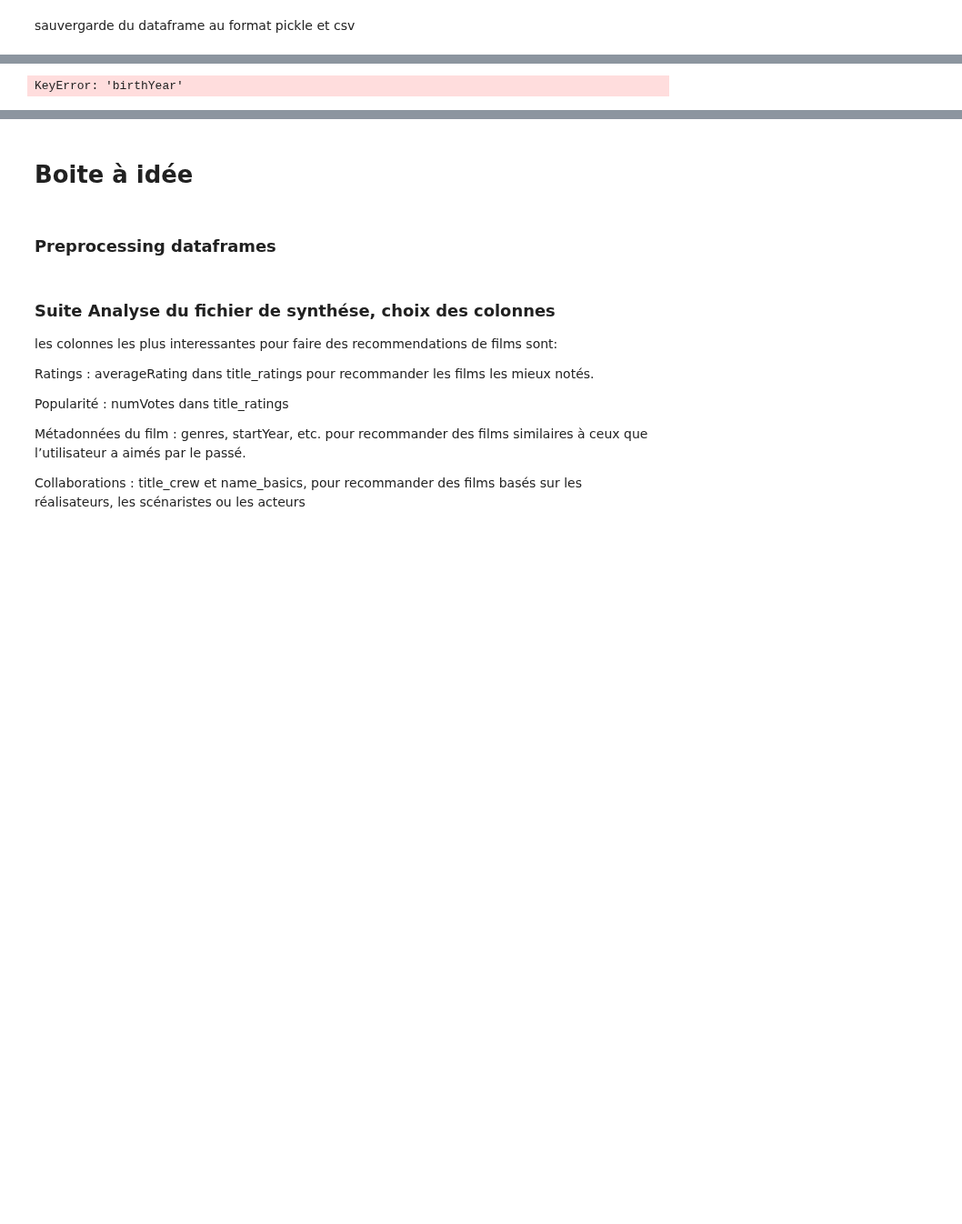
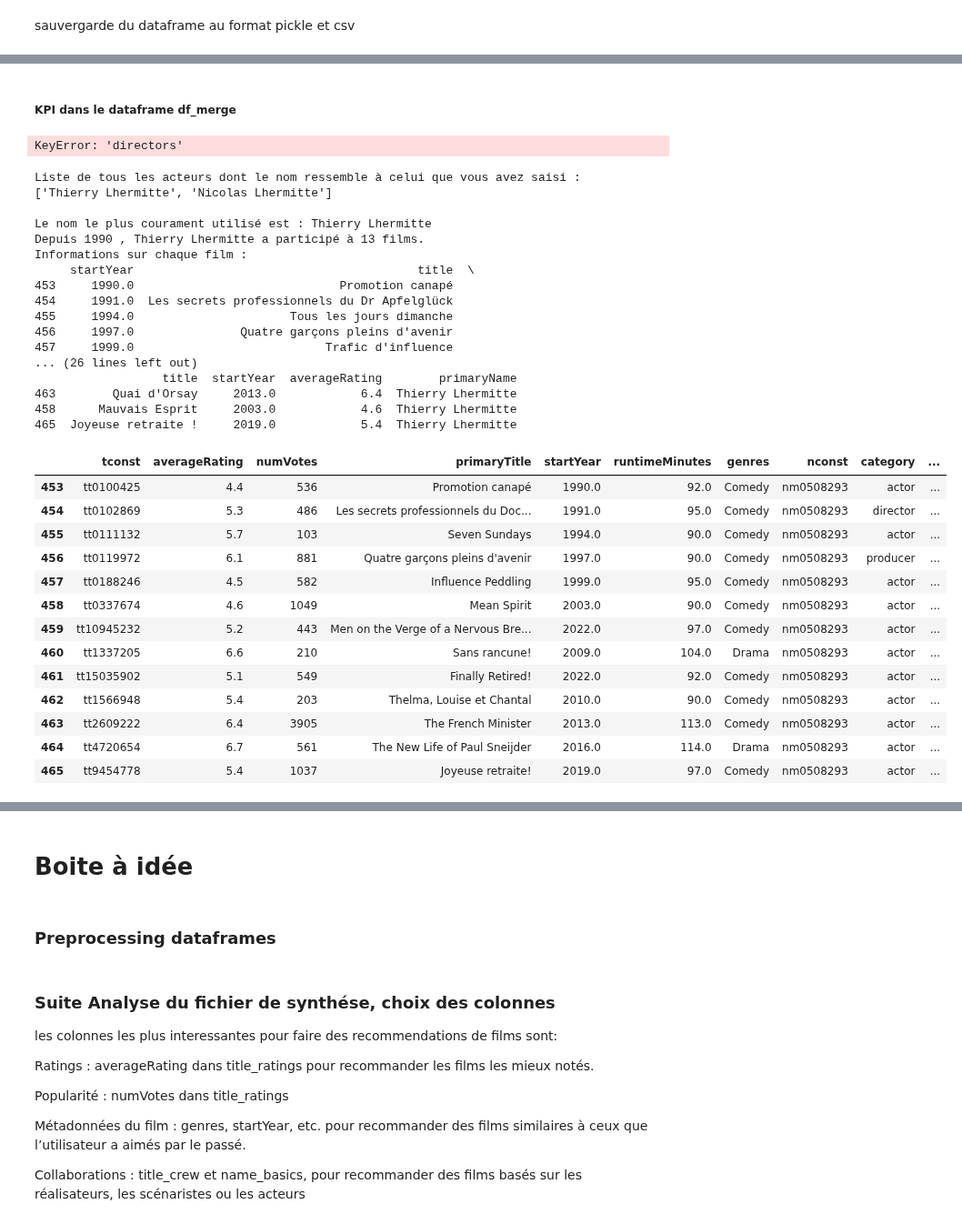
Before and after one commit to bigmoletos/WildCodeSchool_formation_IA_nov2023, a Jupyter notebook: Projets/Projet2_NetFlix/recommandation_films.ipynb, the cells around one changed output, grey strips where cells are left out. Shown at 91% size. Saved outputs shown, nothing was run; the diff lists cells and outputs as text; code cells hidden in the pictures; blank space fills up the shorter version.

Commit message:
fonction acteurs

```diff
--- a/Projets/Projet2_NetFlix/recommandation_films.ipynb
+++ b/Projets/Projet2_NetFlix/recommandation_films.ipynb
@@ -957,0 +1004,2 @@ merged_df = pd.merge(merged_df, df_title_principals_filtered, on='tconst', how='
+# %%
+merged_df = pd.merge(merged_df, df_title_akas_filtered, left_on='tconst', right_on='titleId', how='inner')
@@ -957,0 +1024,2 @@ merged_df = pd.merge(merged_df, df_title_principals_filtered, on='tconst', how='
+# %%
+merged_df = pd.merge(merged_df, df_name_basics_filtered, on='nconst',  how='inner')
@@ -1047 +1146,3 @@ dtype: int64
+# %% [markdown]
+##### KPI dans le dataframe df_merge
 # %%
@@ -1096,4 +1196,38 @@ def analyse_merged_filtered(df):
 # %%
-total_acteurs, acteurs_par_profession, acteurs_par_annee, total_titres, titres_par_region, titres_par_langue, total_titres_par_type, duree_moyenne, titres_par_genre, total_realisateurs, total_scenaristes, moyenne_realisateurs_par_titre, moyenne_scenaristes_par_titre, total_episodes, moyenne_episodes_par_saison, moyenne_personnages_par_titre, titres_par_acteur, note_moyenne, moyenne_votes_par_titre = analyse_merged_filtered(merged_df)
+total_acteurs, acteurs_par_profession, acteurs_par_annee, total_titres,    duree_moyenne, titres_par_genre, total_realisateurs, total_scenaristes, moyenne_realisateurs_par_titre,  moyenne_personnages_par_titre, titres_par_acteur, note_moyenne, moyenne_votes_par_titre = analyse_merged_filtered(merged_df)
 # %% [output]
-KeyError: 'birthYear'
+KeyError: 'directors'
+# %%
+def stat_acteur(df, acteur):
+    # Capitaliser l'acteur pour la cohérence
+    # acteur = acteur.capitalize()
+    # Filtrer le dataframe pour ne garder que les films où l'acteur a participé
+    df_acteur = df[df['primaryName'].str.contains(acteur, case=False, na=False)]
+
+    # liste de tous les acteurs dont le nom contient celui de l'acteur
+    print(f"\nListe de tous les acteurs dont le nom ressemble à celui que vous avez saisi :\n{df_acteur['primaryName'].unique().tolist()} \n")
+
+    nom_le_plus_frequent = df_acteur['primaryName'].mode()[0]
+    print("Le nom le plus courament utilisé est :",nom_le_plus_frequent)
+    df_acteur = df[df['primaryName']==nom_le_plus_frequent]
+    # Nombre de films où l'acteur a participé
+    nombre_films = df_acteur.shape[0]
+    # L'année du premier film de l'acteur
+    premiere_annee = df_acteur['startYear'].min()
+
+    # Liste des années, producteurs, durée du film, notes, nombre de votants pour chaque film
+    films_info = df_acteur[['startYear', 'primaryName',
+                            'runtimeMinutes', 'averageRating', 'numVotes']]
+
+    # Casting complet de chaque film
+    # Note : Cette information n'est pas disponible dans votre dataframe actuel.
+    # Vous aurez besoin d'un autre dataframe qui contient ces informations.
+
+    # Note moyenne de tous ses films
+    note_moyenne = df_acteur['averageRating'].mean()
+
+    print(f"Depuis {premiere_annee:.0f} , {nom_le_plus_frequent} a participé à {nombre_films} films.")
+    print("Informations sur chaque film :")
+    print(films_info)
+    print(f"La note moyenne de tous ses films est {note_moyenne:.2f}")
+    return df_acteur
@@ -1100,3 +1307,37 @@ KeyError: 'birthYear'
+# %%
+stat_acteur(merged_df, "Lhermitte")
+# %% [output]
+Liste de tous les acteurs dont le nom ressemble à celui que vous avez saisi :
+['Thierry Lhermitte', 'Nicolas Lhermitte']
+
+Le nom le plus courament utilisé est : Thierry Lhermitte
+Depuis 1990 , Thierry Lhermitte a participé à 13 films.
+Informations sur chaque film :
+     startYear                                        title  \
+453     1990.0                             Promotion canapé
+454     1991.0  Les secrets professionnels du Dr Apfelglück
+455     1994.0                      Tous les jours dimanche
+456     1997.0               Quatre garçons pleins d'avenir
+457     1999.0                           Trafic d'influence
+... (26 lines left out)
+                  title  startYear  averageRating        primaryName
+463        Quai d'Orsay     2013.0            6.4  Thierry Lhermitte
+458      Mauvais Esprit     2003.0            4.6  Thierry Lhermitte
+465  Joyeuse retraite !     2019.0            5.4  Thierry Lhermitte
+|  | tconst | averageRating | numVotes | primaryTitle | startYear | runtimeMinutes | genres | nconst | category | ... |
+| 453 | tt0100425 | 4.4 | 536 | Promotion canapé | 1990.0 | 92.0 | Comedy | nm0508293 | actor | ... |
+| 454 | tt0102869 | 5.3 | 486 | Les secrets professionnels du Doc... | 1991.0 | 95.0 | Comedy | nm0508293 | director | ... |
+| 455 | tt0111132 | 5.7 | 103 | Seven Sundays | 1994.0 | 90.0 | Comedy | nm0508293 | actor | ... |
+| 456 | tt0119972 | 6.1 | 881 | Quatre garçons pleins d'avenir | 1997.0 | 90.0 | Comedy | nm0508293 | producer | ... |
+| 457 | tt0188246 | 4.5 | 582 | Influence Peddling | 1999.0 | 95.0 | Comedy | nm0508293 | actor | ... |
+| 458 | tt0337674 | 4.6 | 1049 | Mean Spirit | 2003.0 | 90.0 | Comedy | nm0508293 | actor | ... |
+| 459 | tt10945232 | 5.2 | 443 | Men on the Verge of a Nervous Bre... | 2022.0 | 97.0 | Comedy | nm0508293 | actor | ... |
+| 460 | tt1337205 | 6.6 | 210 | Sans rancune! | 2009.0 | 104.0 | Drama | nm0508293 | actor | ... |
+| 461 | tt15035902 | 5.1 | 549 | Finally Retired! | 2022.0 | 92.0 | Comedy | nm0508293 | actor | ... |
+| 462 | tt1566948 | 5.4 | 203 | Thelma, Louise et Chantal | 2010.0 | 90.0 | Comedy | nm0508293 | actor | ... |
+| 463 | tt2609222 | 6.4 | 3905 | The French Minister | 2013.0 | 113.0 | Comedy | nm0508293 | actor | ... |
+| 464 | tt4720654 | 6.7 | 561 | The New Life of Paul Sneijder | 2016.0 | 114.0 | Drama | nm0508293 | actor | ... |
+| 465 | tt9454778 | 5.4 | 1037 | Joyeuse retraite! | 2019.0 | 97.0 | Comedy | nm0508293 | actor | ... |
 # %%
 import pandas as pd
 
```
Also changed, not shown: parts of 26 cells of this notebook.
